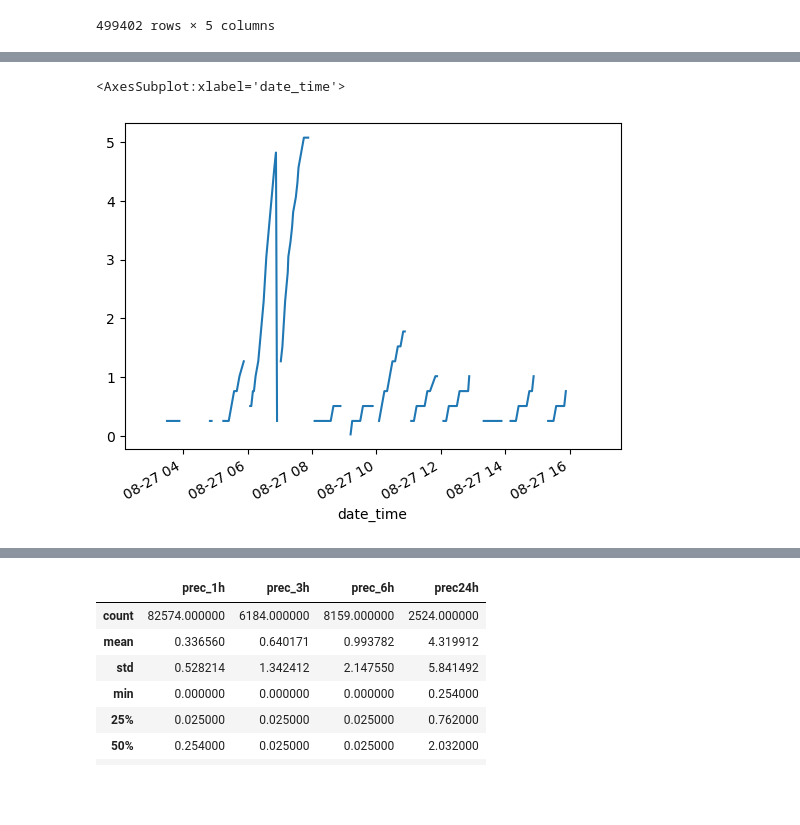
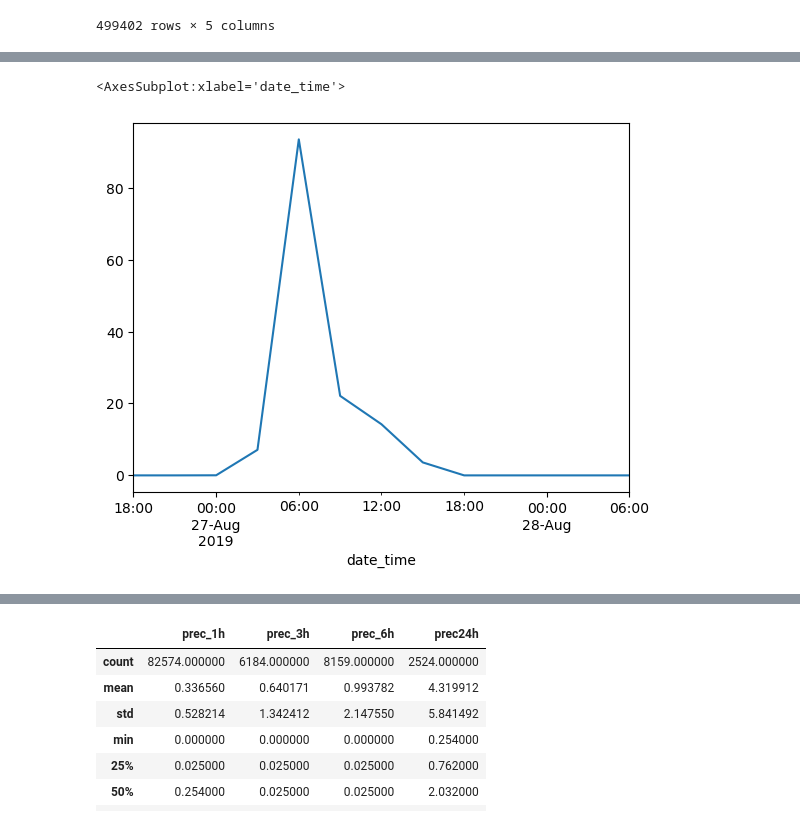
Before and after one commit to dlnash/SEAK_AR_impacts, a Jupyter notebook: preprocess/preprocess_ASOS_prec.ipynb, the cells around one changed output, grey strips where cells are left out. Drawn from its saved outputs; the diff is of its cells as text; code cells hidden in the pictures; blank space fills up the shorter version.

```diff
--- a/preprocess/preprocess_ASOS_prec.ipynb
+++ b/preprocess/preprocess_ASOS_prec.ipynb
@@ -24,6 +24,6 @@ duration_df['start_date'] = pd.to_datetime(duration_df['start_date'])
 duration_df['end_date'] = pd.to_datetime(duration_df['end_date'])
 
 start_date = duration_df.iloc[-1]['start_date']
-end_date = duration_df.iloc[-1]['end_date']+ pd.Timedelta(hours=24)
+end_date = duration_df.iloc[-1]['end_date']+ pd.Timedelta(hours=12)
 print(start_date, end_date)
 # %% [output]
@@ -75,5 +105,5 @@ print(df['prec_6h'].max())
 # %%
-df.prec_1h.plot()
+df.prec_1h.resample('3H').sum().plot()
 # %% [output]
 <AxesSubplot:xlabel='date_time'>
-[figure, old version]
+[figure, new version]
```
Also changed, not shown: parts of 5 cells of this notebook, 5 other files.
